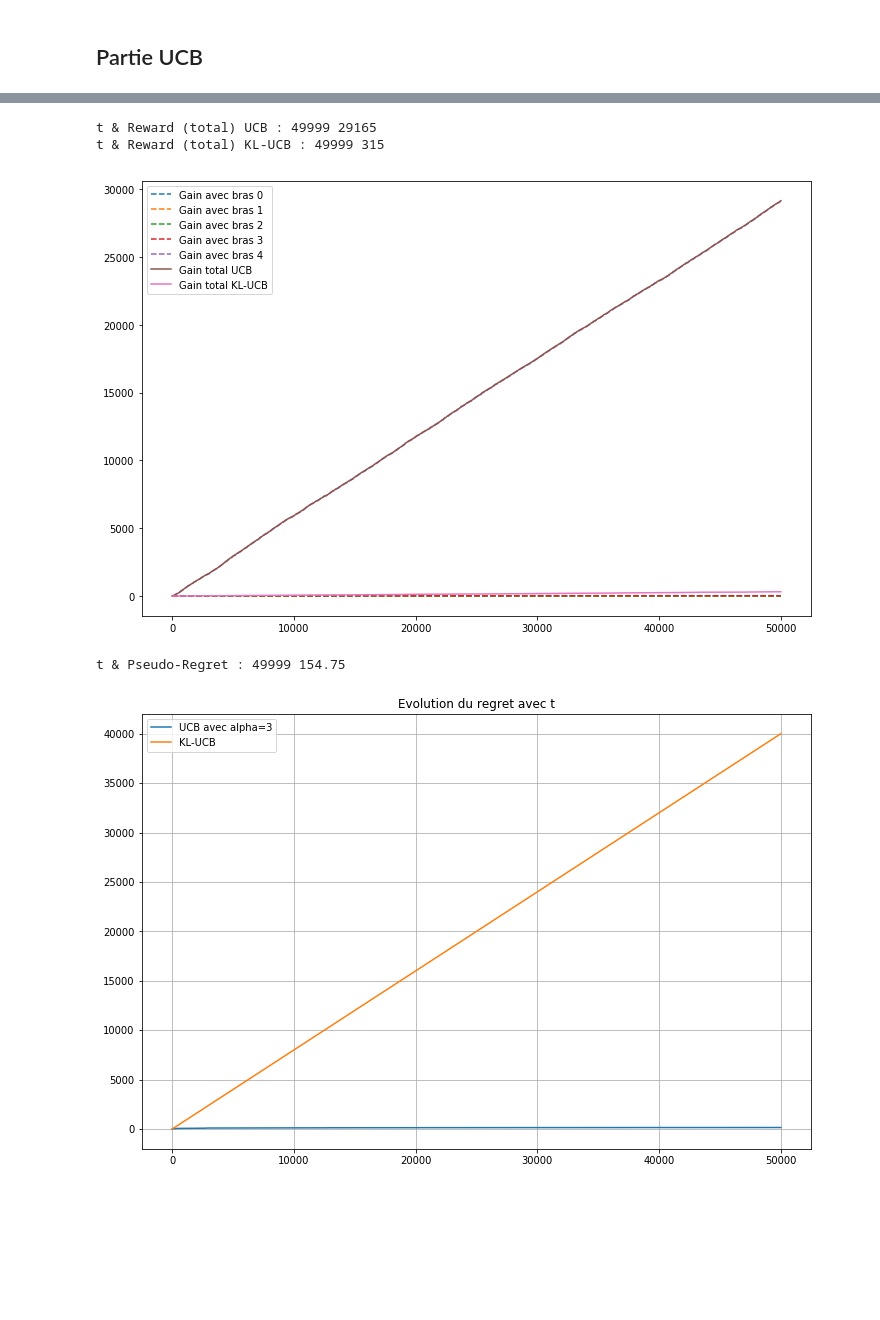
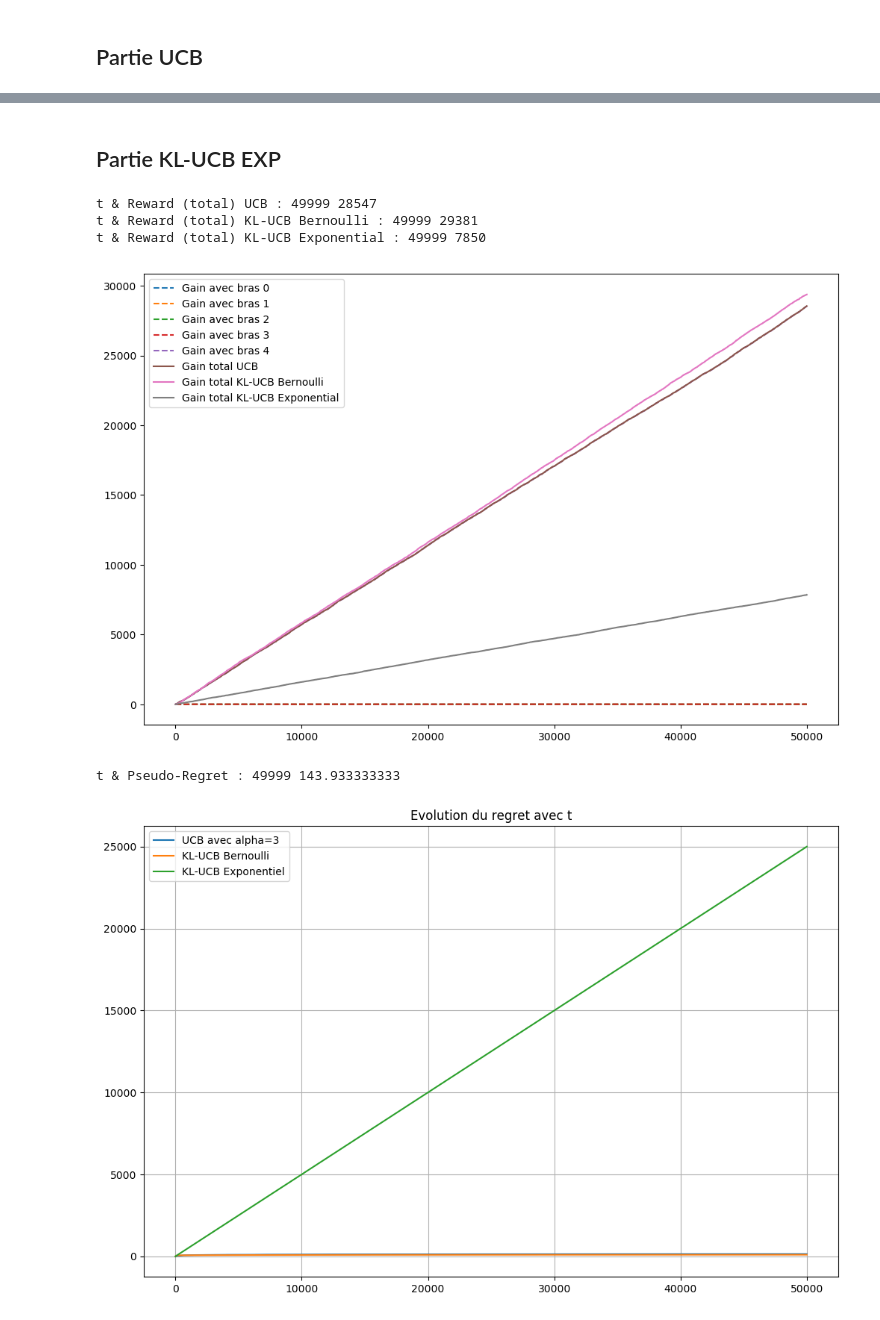
Before and after one commit to zakaryaxali/bandits_kl-ucb, a Jupyter notebook: scenario_3.ipynb, the cells around one changed output, grey strips where cells are left out. Saved outputs shown, nothing was run; the diff lists cells and outputs as text; code cells hidden in the pictures; blank space fills up the shorter version.

Commit message:
Ajout methode bisection + debut klucb exp

```diff
--- a/scenario_3.ipynb
+++ b/scenario_3.ipynb
@@ -68,6 +65,6 @@ totalReward=np.sum(cumReward,axis=0) #Reward sur tout les bras accumulé en fonc
 # %%
 %%capture
-klucb = kl_ucb_policy.KLUCBPolicy(K, Delta)
+klucb = kl_ucb_policy.KLUCBPolicy(K)
 
 #start_time = time.time()
 
@@ -86,9 +83,33 @@ cum_reward_klucb = np.cumsum(rewards_klucb, axis=1) #Reward accumulé pour chaqu
 total_reward_klucb = np.sum(cum_reward_klucb, axis=0) #Reward sur tout les bras accumulé en fonction du temps
 
 #time_spent = time.time() - start_time
+# %% [markdown]
+## Partie KL-UCB EXP
+# %%
+%%capture
+klucb_exp = kl_ucb_policy.KLUCBPolicy(K, kl_ucb_policy.kl_exponential)
+
+#start_time = time.time()
+
+klucb_exp.reset()
+actions_klucbexp = np.zeros((K, T), dtype=np.int)
+rewards_klucbexp = np.zeros((K, T), dtype=np.int)
+
+for t in range(T):
+    arm_klucb = klucb_exp.select_next_arm()
+    #print("arm :", arm)
+    actions_klucbexp[arm_klucb,t] = 1
+    rewards_klucbexp[arm_klucb,t] = truncexpon.rvs(10, scale = p[arm_klucb])
+    klucb_exp.update_state(arm_klucb, rewards_klucbexp[arm_klucb,t])
+
+cum_reward_klucbexp = np.cumsum(rewards_klucbexp, axis=1) #Reward accumulé pour chaque bras en fonction du temps
+total_reward_klucbexp = np.sum(cum_reward_klucbexp, axis=0) #Reward sur tout les bras accumulé en fonction du temps
+
+#time_spent = time.time() - start_time
 # %%
 print("t & Reward (total) UCB :",t, totalReward[t] )
-print("t & Reward (total) KL-UCB :",t, total_reward_klucb[t] )
+print("t & Reward (total) KL-UCB Bernoulli :",t, total_reward_klucb[t] )
+print("t & Reward (total) KL-UCB Exponential :",t, total_reward_klucbexp[t] )
 
 fig=plt.figure(figsize=(12,8))
 ##fig=plt.figure()
@@ -98,33 +119,39 @@ for i in range (K):
     ax1.plot(cumReward[i,:],linestyle='--',label='Gain avec bras '+str(i))
 #ax1.plot(totalReward[1,:],linestyle='-',label='Gain avec bras 2')
 ax1.plot(totalReward[:],linestyle='-',label='Gain total UCB')
-ax1.plot(total_reward_klucb[:],linestyle='-',label='Gain total KL-UCB')
+ax1.plot(total_reward_klucb[:],linestyle='-',label='Gain total KL-UCB Bernoulli')
+ax1.plot(total_reward_klucbexp[:],linestyle='-',label='Gain total KL-UCB Exponentiel')
 ax1.legend(loc='best')
 plt.show()
 # %% [output]
-t & Reward (total) UCB : 49999 29165
-t & Reward (total) KL-UCB : 49999 315
+t & Reward (total) UCB : 49999 28547
+t & Reward (total) KL-UCB Bernoulli : 49999 29381
+t & Reward (total) KL-UCB Exponential : 49999 7850
-[figure, old version]
+[figure, new version]
 # %%
 #UCB
 totalAction=np.cumsum(Action_UCB3,axis=1) #Nb d'actions accumulé sur chaque bras
 cumRegret=np.dot(Delta,totalAction[:,:]) #Regret accumulé
-#KL-UCB
+#KL-UCB Bernoulli
 total_action_klucb = np.cumsum(actions_klucb, axis=1) #Nb d'actions accumulé sur chaque bras
 cum_regret_klucb = np.dot(Delta, total_action_klucb[:,:]) #Regret accumulé
+#KL-UCB exp
+total_action_klucbexp = np.cumsum(actions_klucbexp, axis=1) #Nb d'actions accumulé sur chaque bras
+cum_regret_klucbexp = np.dot(Delta, total_action_klucbexp[:,:]) #Regret accumulé
 
 print("t & Pseudo-Regret :",t,cumRegret[T-1])
 
 fig=plt.figure(figsize=(12,8))
 ##fig=plt.figure()
 ax1 = fig.add_subplot(1,1,1)
 ax1.plot(cumRegret[:],linestyle='-', label='UCB avec alpha=3')
-ax1.plot(cum_regret_klucb[:],linestyle='-', label='KL-UCB')
+ax1.plot(cum_regret_klucb[:],linestyle='-', label='KL-UCB Bernoulli')
+ax1.plot(cum_regret_klucbexp[:],linestyle='-', label='KL-UCB Exponentiel')
 ax1.legend(loc='best')
 ax1.grid()
 ax1.set_title('Evolution du regret avec t')
 #ax1.xscale('log')
 plt.show()
 # %% [output]
-t & Pseudo-Regret : 49999 154.75
+t & Pseudo-Regret : 49999 143.933333333
-[figure, old version]
+[figure, new version]
```
Also changed, not shown: parts of 3 cells of this notebook, 4 other files.
